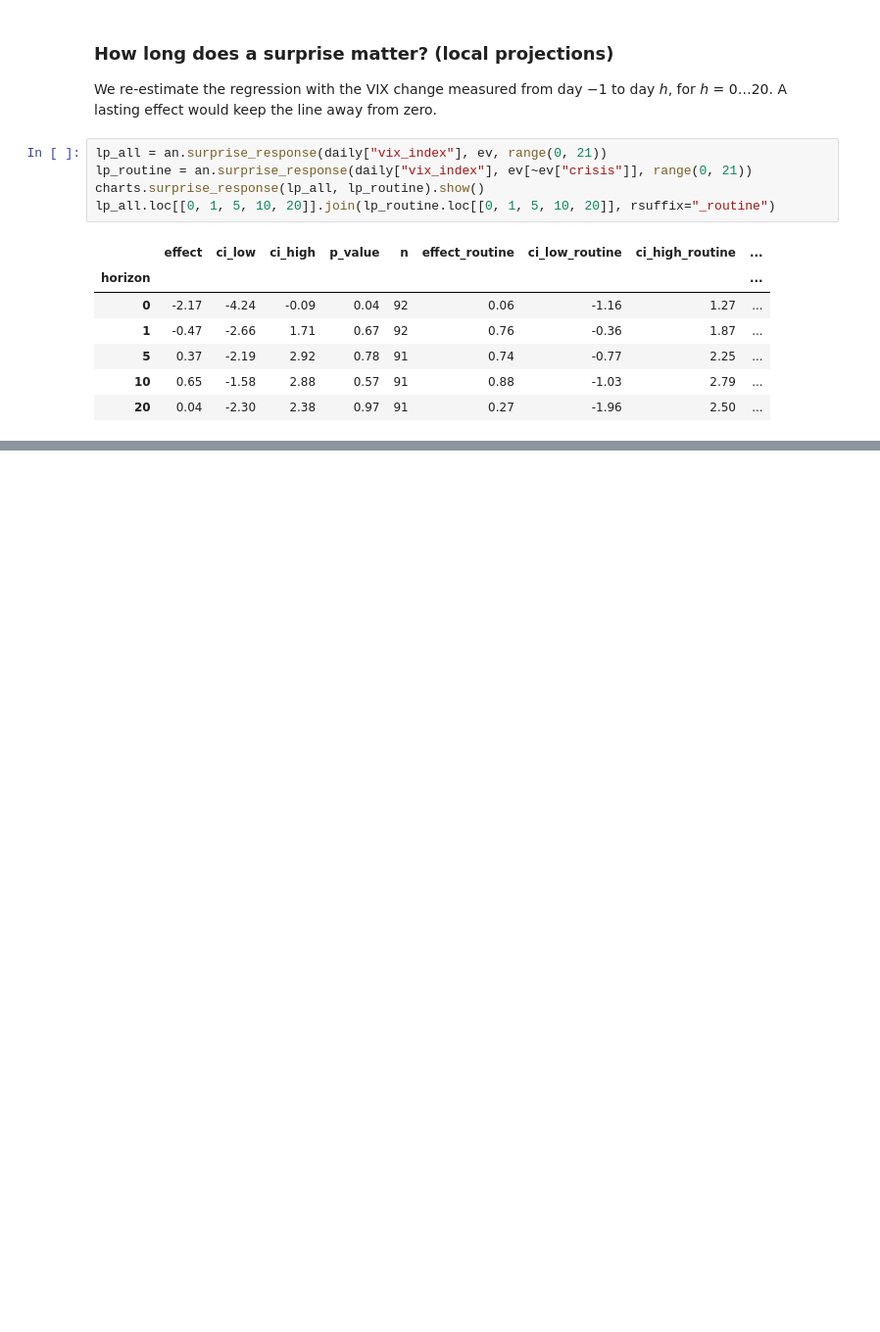
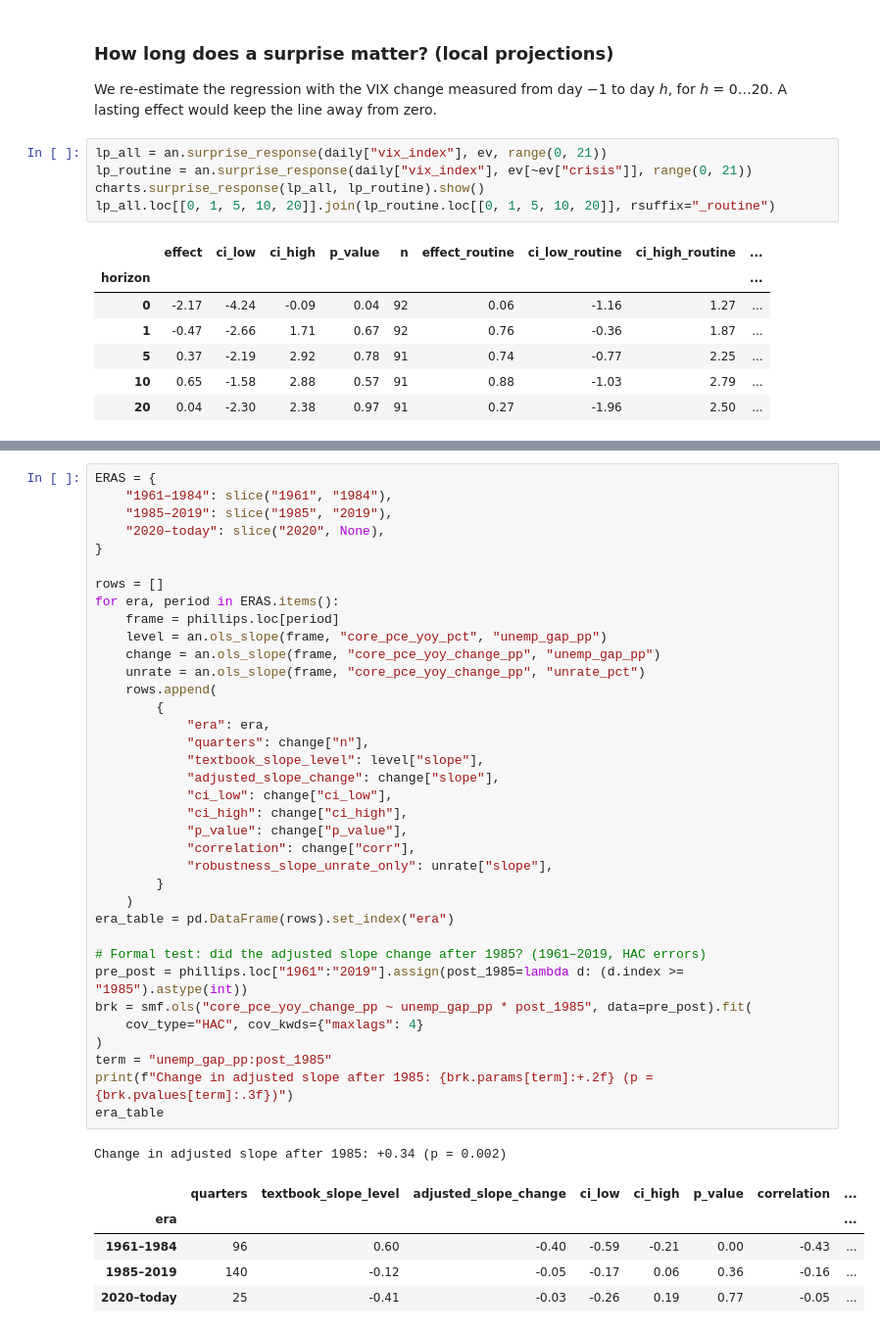
Before and after one commit to mikemalv/Anthropic, a Jupyter notebook: notebooks/fed_policy_volatility.ipynb, the cells around one changed output, grey strips where cells are left out. Shown at 98% size. Cells and saved outputs as stored; diff of their text form; blank space fills up the shorter version.

```diff
--- a/notebooks/fed_policy_volatility.ipynb
+++ b/notebooks/fed_policy_volatility.ipynb
@@ -298,0 +357,43 @@ lp_all.loc[[0, 1, 5, 10, 20]].join(lp_routine.loc[[0, 1, 5, 10, 20]], rsuffix="_
+# %%
+ERAS = {
+    "1961–1984": slice("1961", "1984"),
+    "1985–2019": slice("1985", "2019"),
+    "2020–today": slice("2020", None),
+}
+
+rows = []
+for era, period in ERAS.items():
+    frame = phillips.loc[period]
+    level = an.ols_slope(frame, "core_pce_yoy_pct", "unemp_gap_pp")
+    change = an.ols_slope(frame, "core_pce_yoy_change_pp", "unemp_gap_pp")
+    unrate = an.ols_slope(frame, "core_pce_yoy_change_pp", "unrate_pct")
+    rows.append(
+        {
+            "era": era,
+            "quarters": change["n"],
+            "textbook_slope_level": level["slope"],
+            "adjusted_slope_change": change["slope"],
+            "ci_low": change["ci_low"],
+            "ci_high": change["ci_high"],
+            "p_value": change["p_value"],
+            "correlation": change["corr"],
+            "robustness_slope_unrate_only": unrate["slope"],
+        }
+    )
+era_table = pd.DataFrame(rows).set_index("era")
+
+# Formal test: did the adjusted slope change after 1985? (1961–2019, HAC errors)
+pre_post = phillips.loc["1961":"2019"].assign(post_1985=lambda d: (d.index >= "1985").astype(int))
+brk = smf.ols("core_pce_yoy_change_pp ~ unemp_gap_pp * post_1985", data=pre_post).fit(
+    cov_type="HAC", cov_kwds={"maxlags": 4}
+)
+term = "unemp_gap_pp:post_1985"
+print(f"Change in adjusted slope after 1985: {brk.params[term]:+.2f} (p = {brk.pvalues[term]:.3f})")
+era_table
+# %% [output]
+Change in adjusted slope after 1985: +0.34 (p = 0.002)
+|  | quarters | textbook_slope_level | adjusted_slope_change | ci_low | ci_high | p_value | correlation | ... |
+| era |  |  |  |  |  |  |  | ... |
+| 1961–1984 | 96 | 0.60 | -0.40 | -0.59 | -0.21 | 0.00 | -0.43 | ... |
+| 1985–2019 | 140 | -0.12 | -0.05 | -0.17 | 0.06 | 0.36 | -0.16 | ... |
+| 2020–today | 25 | -0.41 | -0.03 | -0.26 | 0.19 | 0.77 | -0.05 | ... |
```
Also changed, not shown: parts of 9 cells of this notebook, 6 other files.
